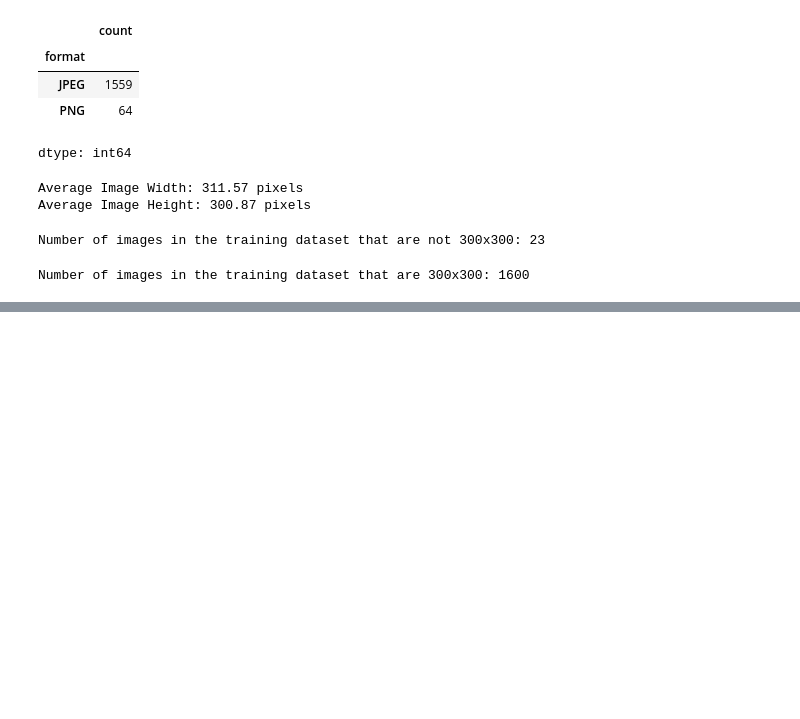
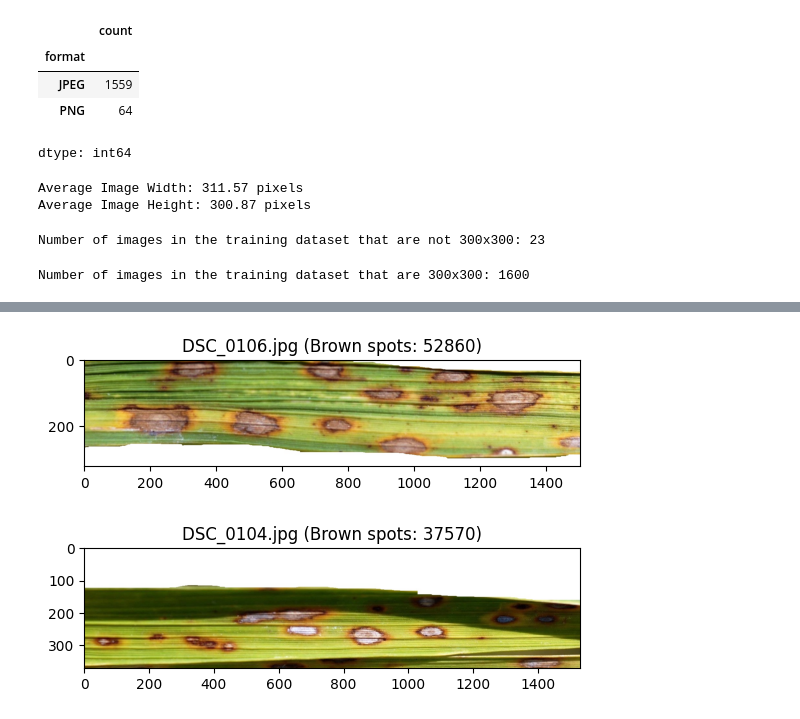
Before and after one commit to AlexFraisl/Crop-Disease-Model-HSLU, a Jupyter notebook: Crop_Notebook2_Brownspot.ipynb, the cells around one changed output, grey strips where cells are left out. Saved outputs shown, nothing was run; the diff lists cells and outputs as text; code cells hidden in the pictures; blank space fills up the shorter version.

```diff
--- a/Crop_Notebook2_Brownspot.ipynb
+++ b/Crop_Notebook2_Brownspot.ipynb
@@ -440,20 +238,0 @@ Healthy Leaves (300x300):
-# %%
-# prompt: Show us the top 5 images with the highest brown spot score in grey tone
-
-# Assuming top_5_images DataFrame is already created and contains 'filename' and 'brown_spot_score' columns
-
-import matplotlib.pyplot as plt
-import cv2
-
-# Display the top 5 images in grayscale
-for index, row in top_5_images.iterrows():
-    image_path = os.path.join(training_folder, row["filename"])
-    try:
-        img = cv2.imread(image_path, cv2.IMREAD_GRAYSCALE)  # Load image in grayscale
-        plt.figure(figsize=(5, 5))
-        plt.imshow(img, cmap='gray')  # Display grayscale image
-        plt.title(f"{row['filename']} (Brown Spot Score: {row['brown_spot_score']})")
-        plt.axis('off')
-        plt.show()
-    except Exception as e:
-        print(f"Error displaying image {row['filename']}: {e}")
@@ -465,0 +241,58 @@ for index, row in top_5_images.iterrows():
+# %%
+# prompt: Kannst du die top 5 bilder anzeigen mit den meisten brown spots?
+
+import pandas as pd
+import os
+from PIL import Image
+import numpy as np
+import cv2
+import matplotlib.pyplot as plt
+import seaborn as sns
+
+# ... (Your existing code)
+
+def count_brown_spots(image_path):
+    """Counts brown spots in an image using color thresholding."""
+    try:
+        img = cv2.imread(image_path)
+        img_hsv = cv2.cvtColor(img, cv2.COLOR_BGR2HSV)
+
+        # Define brown color range in HSV
+        lower_brown = np.array([10, 100, 20])  # Adjust these values as needed
+        upper_brown = np.array([20, 255, 200])
+
+        mask = cv2.inRange(img_hsv, lower_brown, upper_brown)
+        brown_pixels = cv2.countNonZero(mask)
+        return brown_pixels
+    except Exception as e:
+        print(f"Error processing {image_path}: {e}")
+        return 0  # Return 0 if an error occurs
+
+# Analyze the training set and count brown spots
+image_brown_spots = []
+for filename in os.listdir(training_folder):
+  if filename.endswith(('.jpg', '.jpeg', '.png')):
+    filepath = os.path.join(training_folder, filename)
+    brown_spots = count_brown_spots(filepath)
+    image_brown_spots.append({"filename": filename, "brown_spots": brown_spots})
+
+brown_spots_df = pd.DataFrame(image_brown_spots)
+
+# Sort the DataFrame by brown_spots count in descending order
+top_5_images = brown_spots_df.sort_values(by="brown_spots", ascending=False).head(5)
+
+print("\nTop 5 images with the most brown spots:")
+print(top_5_images)
+
+# Display the images (optional)
+for index, row in top_5_images.iterrows():
+    image_path = os.path.join(training_folder, row["filename"])
+    try:
+        img = Image.open(image_path)
+        plt.figure()
+        plt.imshow(img)
+        plt.title(f"{row['filename']} (Brown spots: {row['brown_spots']})")
+        plt.show()
+    except Exception as e:
+        print(f"Error displaying {row['filename']}: {e}")
+# %% [output]
@@ -465,0 +306,2 @@ for index, row in top_5_images.iterrows():
+[figure, added]
+[figure, added]
```
Also changed, not shown: parts of 13 cells of this notebook.
